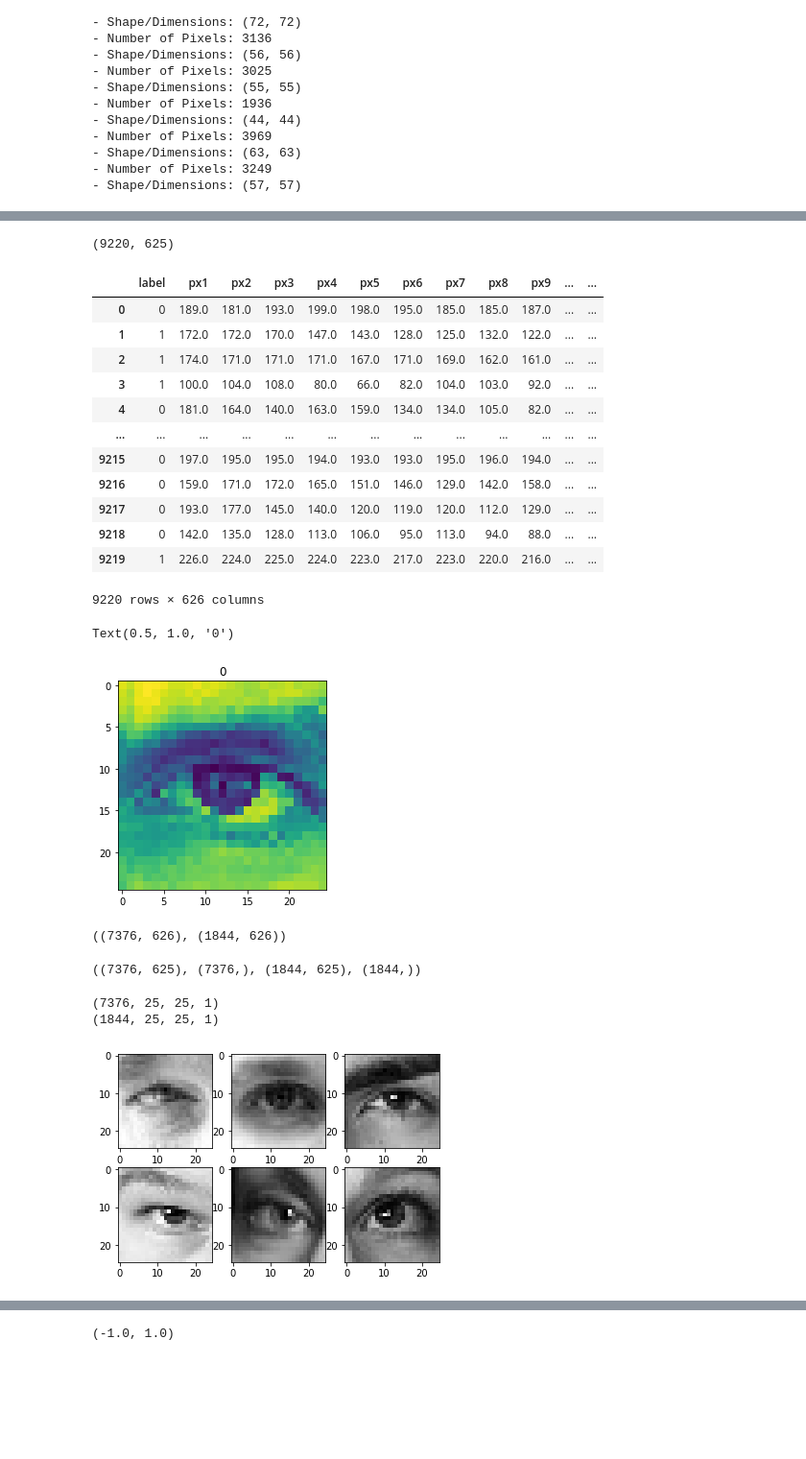
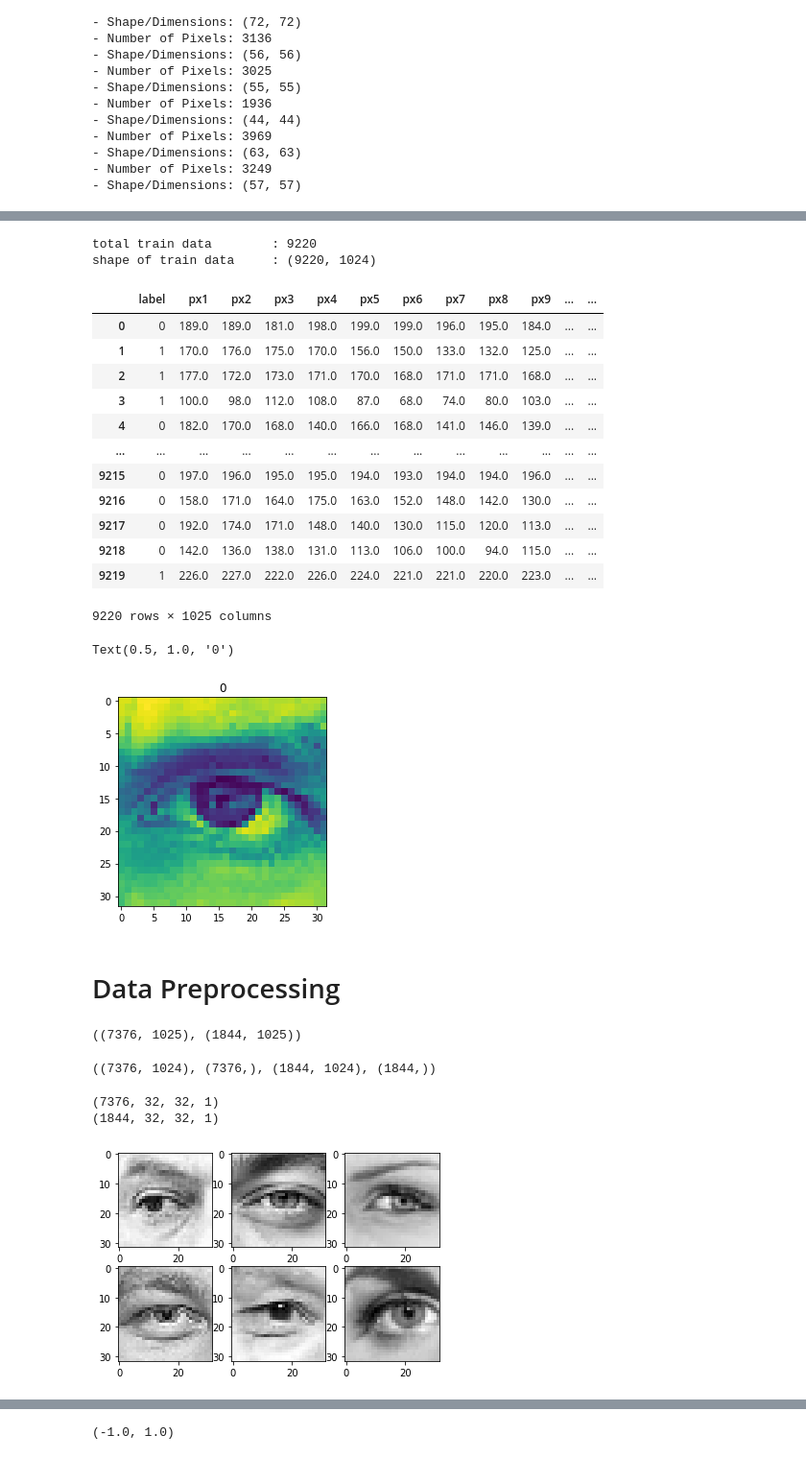
Before and after one commit to RaynoldPanjiZ/dphi-Deep-Learning-Bootcamp, a Jupyter notebook: eye-gender.ipynb, the cells around one changed output, grey strips where cells are left out. Shown at 96% size. Drawn from its saved outputs; the diff is of its cells as text; code cells hidden in the pictures; blank space fills up the shorter version.

```diff
--- a/eye-gender.ipynb
+++ b/eye-gender.ipynb
@@ -102,10 +109,10 @@ print("- Shape/Dimensions: " + str(gray_img.shape))
 - Shape/Dimensions: (58, 58)
 [figure]
 # %%
-# reshape for feeding into the model
-img_re = cv2.resize(gray_img, dsize=(25, 25), interpolation=cv2.INTER_CUBIC)
+# reshape image
+img_re = cv2.resize(gray_img, dsize=(32, 32), interpolation=cv2.INTER_CUBIC)
 
-plt.imshow(gray_img)
-print("- Number of Pixels: " + str(gray_img.size))
-print("- Shape/Dimensions: " + str(gray_img.shape))
+plt.imshow(img_re)
+print("- Number of Pixels: " + str(img_re.size))
+print("- Shape/Dimensions: " + str(img_re.shape))
 # %% [output]
@@ -148,58 +153,68 @@ df.shape[0]
 # %%
+## change images to numpy array
 import cv2
 df = train_data.copy()
-image = np.zeros((df.shape[0],25*25))
+print(f"total train data\t: {df.shape[0]}")
+img_size = 32
+
+image = np.zeros((df.shape[0],img_size*img_size))
 for i, im in enumerate(df['filename']):
     img = cv2.imread(os.path.join(train_path, im))
     gray_img = cv2.cvtColor(img, cv2.COLOR_BGR2GRAY)
-    img_re = cv2.resize(gray_img, dsize=(25, 25), interpolation=cv2.INTER_CUBIC)
+    img_re = cv2.resize(gray_img, dsize=(img_size, img_size), interpolation=cv2.INTER_CUBIC)
     image[i] = img_re.flatten()
 
-image.shape
+print(f"shape of train data\t: {image.shape}")
 # %% [output]
-(9220, 625)
+total train data        : 9220
+shape of train data     : (9220, 1024)
 # %%
-# insert px image
+# insert px image to DataFrame
 gbr = pd.DataFrame(image, columns=[f'px{c+1}' for c in range(image.shape[1])])
 train_data = pd.concat([df, gbr], axis = 1)
 train_data.drop('filename', axis=1, inplace=True)
 
-# encode label
+# encode label {0 = male; 1 = female}
 train_data['label'].replace(
     ['male', 'female'],
-    [0, 1], inplace=True
+    [0, 1],
+    inplace=True
 )
+train_data.to_csv('train_data.csv', index=False)
 
 train_data
 # %% [output]
 |  | label | px1 | px2 | px3 | px4 | px5 | px6 | px7 | px8 | px9 | ... | ... |
-| 0 | 0 | 189.0 | 181.0 | 193.0 | 199.0 | 198.0 | 195.0 | 185.0 | 185.0 | 187.0 | ... | ... |
-| 1 | 1 | 172.0 | 172.0 | 170.0 | 147.0 | 143.0 | 128.0 | 125.0 | 132.0 | 122.0 | ... | ... |
-| 2 | 1 | 174.0 | 171.0 | 171.0 | 171.0 | 167.0 | 171.0 | 169.0 | 162.0 | 161.0 | ... | ... |
-| 3 | 1 | 100.0 | 104.0 | 108.0 | 80.0 | 66.0 | 82.0 | 104.0 | 103.0 | 92.0 | ... | ... |
-| 4 | 0 | 181.0 | 164.0 | 140.0 | 163.0 | 159.0 | 134.0 | 134.0 | 105.0 | 82.0 | ... | ... |
+| 0 | 0 | 189.0 | 189.0 | 181.0 | 198.0 | 199.0 | 199.0 | 196.0 | 195.0 | 184.0 | ... | ... |
+| 1 | 1 | 170.0 | 176.0 | 175.0 | 170.0 | 156.0 | 150.0 | 133.0 | 132.0 | 125.0 | ... | ... |
+| 2 | 1 | 177.0 | 172.0 | 173.0 | 171.0 | 170.0 | 168.0 | 171.0 | 171.0 | 168.0 | ... | ... |
+| 3 | 1 | 100.0 | 98.0 | 112.0 | 108.0 | 87.0 | 68.0 | 74.0 | 80.0 | 103.0 | ... | ... |
+| 4 | 0 | 182.0 | 170.0 | 168.0 | 140.0 | 166.0 | 168.0 | 141.0 | 146.0 | 139.0 | ... | ... |
 | ... | ... | ... | ... | ... | ... | ... | ... | ... | ... | ... | ... | ... |
-| 9215 | 0 | 197.0 | 195.0 | 195.0 | 194.0 | 193.0 | 193.0 | 195.0 | 196.0 | 194.0 | ... | ... |
-| 9216 | 0 | 159.0 | 171.0 | 172.0 | 165.0 | 151.0 | 146.0 | 129.0 | 142.0 | 158.0 | ... | ... |
-| 9217 | 0 | 193.0 | 177.0 | 145.0 | 140.0 | 120.0 | 119.0 | 120.0 | 112.0 | 129.0 | ... | ... |
-| 9218 | 0 | 142.0 | 135.0 | 128.0 | 113.0 | 106.0 | 95.0 | 113.0 | 94.0 | 88.0 | ... | ... |
-| 9219 | 1 | 226.0 | 224.0 | 225.0 | 224.0 | 223.0 | 217.0 | 223.0 | 220.0 | 216.0 | ... | ... |
+| 9215 | 0 | 197.0 | 196.0 | 195.0 | 195.0 | 194.0 | 193.0 | 194.0 | 194.0 | 196.0 | ... | ... |
+| 9216 | 0 | 158.0 | 171.0 | 164.0 | 175.0 | 163.0 | 152.0 | 148.0 | 142.0 | 130.0 | ... | ... |
+| 9217 | 0 | 192.0 | 174.0 | 171.0 | 148.0 | 140.0 | 130.0 | 115.0 | 120.0 | 113.0 | ... | ... |
+| 9218 | 0 | 142.0 | 136.0 | 138.0 | 131.0 | 113.0 | 106.0 | 100.0 | 94.0 | 115.0 | ... | ... |
+| 9219 | 1 | 226.0 | 227.0 | 222.0 | 226.0 | 224.0 | 221.0 | 221.0 | 220.0 | 223.0 | ... | ... |
-9220 rows × 626 columns
+9220 rows × 1025 columns
 # %%
-plt.imshow(image[0].reshape(25, 25))
+train_data = pd.read_csv('train_data.csv')
+plt.imshow(np.array(train_data.iloc[0][1:]).reshape(img_size, img_size))
 plt.title(train_data['label'][0])
 # %% [output]
 Text(0.5, 1.0, '0')
-[figure, old version]
+[figure, new version]
+# %% [markdown]
+# Data Preprocessing
 # %%
-#split dataset
+## spliting datasets
 from sklearn.model_selection import train_test_split
 
 train, val = train_test_split(train_data, test_size=0.2)
 
 train.shape, val.shape
 # %% [output]
-((7376, 626), (1844, 626))
+((7376, 1025), (1844, 1025))
 # %%
 X_train = train.drop('label',axis=1).values
 y_train = train['label'].values
@@ -209,24 +224,24 @@ y_val = val['label'].values
 
 X_train.shape, y_train.shape, X_val.shape, y_val.shape
 # %% [output]
-((7376, 625), (7376,), (1844, 625), (1844,))
+((7376, 1024), (7376,), (1844, 1024), (1844,))
 # %%
-X_train=X_train.reshape(-1,25,25,1)
-X_val=X_val.reshape(-1,25,25,1)
+X_train = X_train.reshape(-1, img_size,  img_size, 1)
+X_val = X_val.reshape(-1, img_size,  img_size, 1)
 
 print(X_train.shape)
 print(X_val.shape)
 # %% [output]
-(7376, 25, 25, 1)
-(1844, 25, 25, 1)
+(7376, 32, 32, 1)
+(1844, 32, 32, 1)
 # %%
 col, bar = 3, 2
 
 fig,axe=plt.subplots(bar,col)
 idx = 0
 for i in range(bar):
     for j in range(col):
-        axe[i,j].imshow(X_train[idx].reshape(25,25),cmap='gray')
+        axe[i,j].imshow(X_train[idx].reshape(img_size,img_size), cmap='gray')
         idx+=1
 # %% [output]
-[figure, old version]
+[figure, new version]
```
Also changed, not shown: parts of 30 cells of this notebook.
